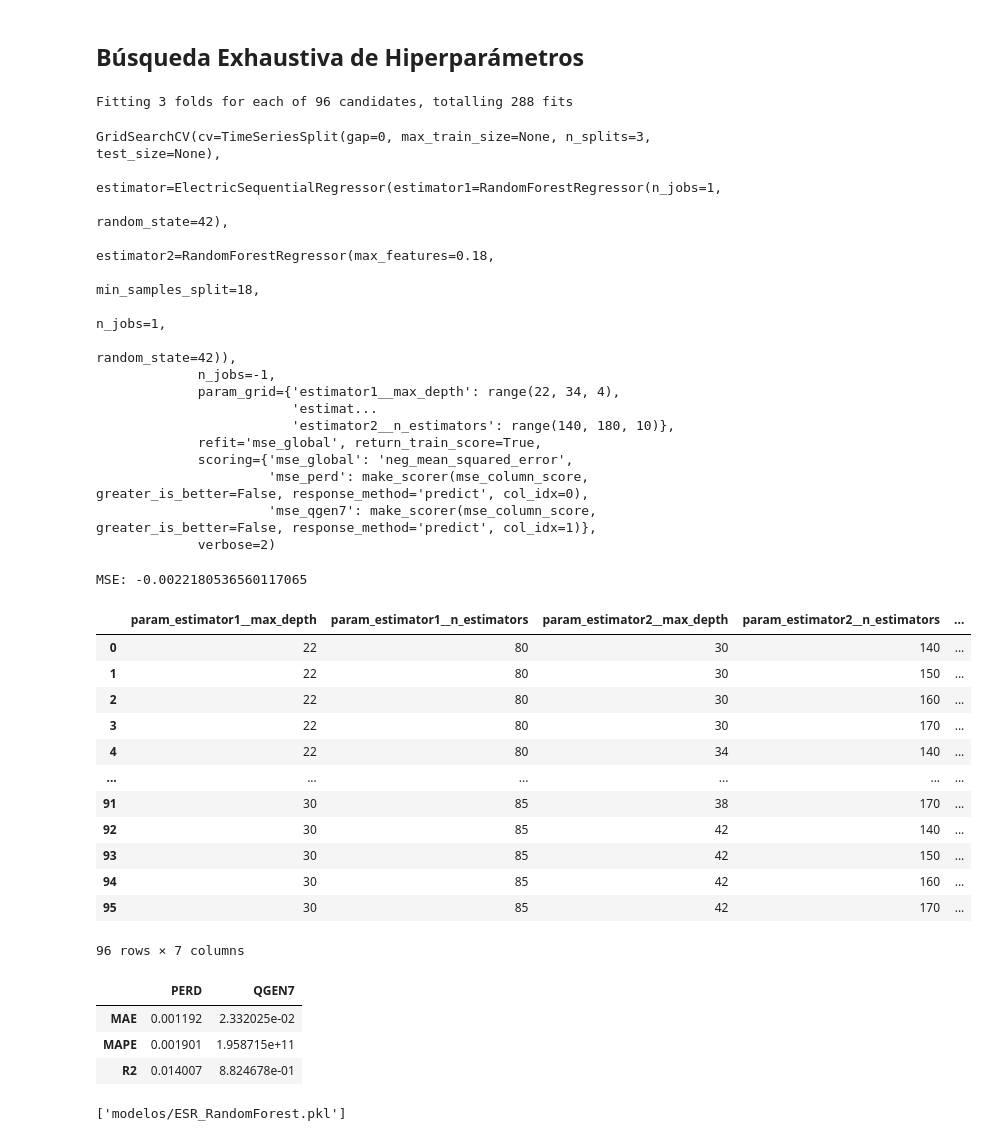
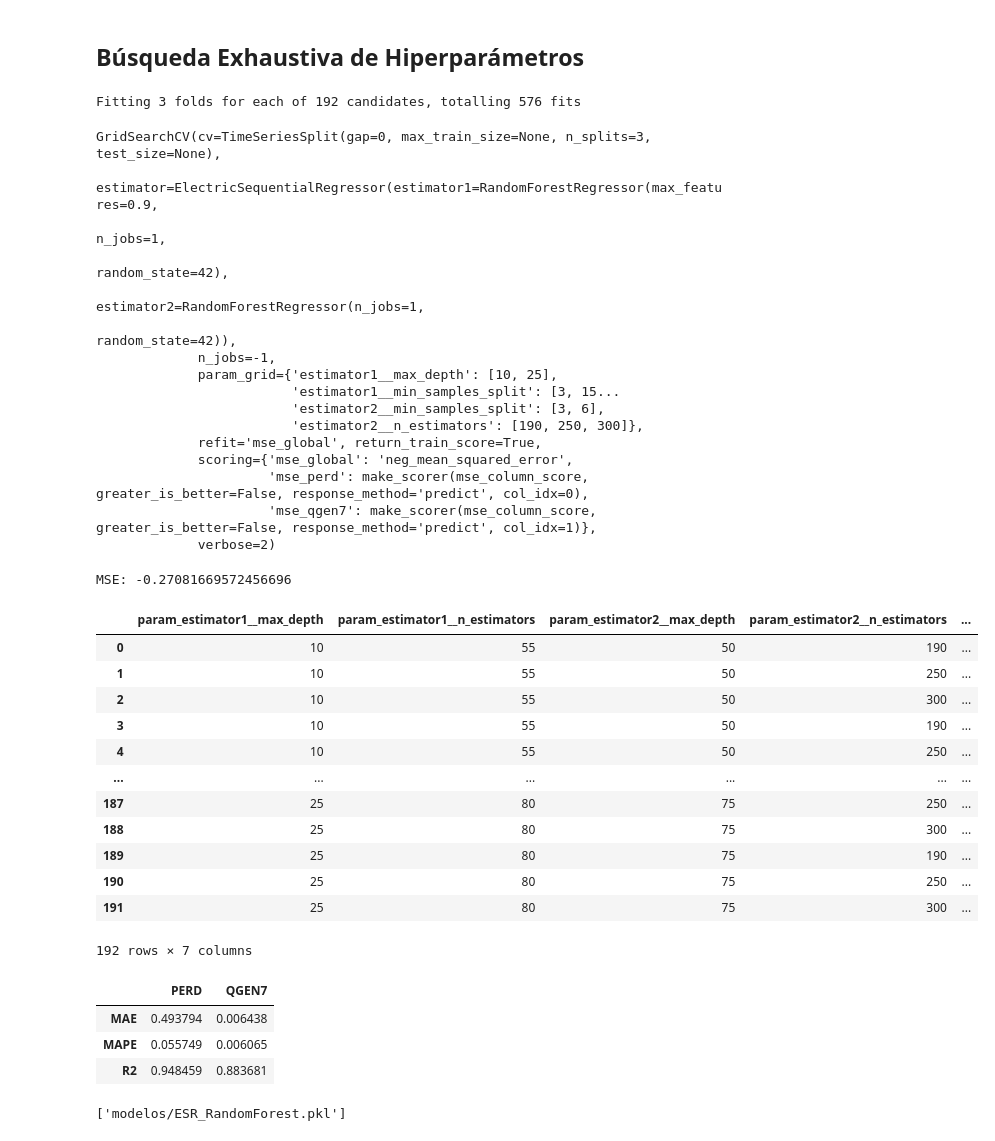
Before and after one commit to danilr16/TFG_Smart_Grids, a Jupyter notebook: Proyecto/entrenamiento/ElectricSequentialRegressorTrain.ipynb, the cells around one changed output. Cells and saved outputs as stored; diff of their text form; code cells hidden in the pictures.

Commit message:
Done ESR Experiments (Excellent Results)

```diff
--- a/Proyecto/entrenamiento/ElectricSequentialRegressorTrain.ipynb
+++ b/Proyecto/entrenamiento/ElectricSequentialRegressorTrain.ipynb
@@ -13,10 +16,13 @@ import joblib
 # %%
 X = pd.read_csv('dataset/dataset_in.txt', index_col=0).drop(columns=['P2', 'Q2'])
 Y = pd.read_csv('dataset/dataset_out.txt', index_col=0).loc[:, ['PERD', 'QGEN7']]
+#FILTRAR DATOS ERRÓNEOS (PÉRDIDAS NEGATIVAS)
+mask = Y['PERD'] >= 0
+X = X[mask]
+Y = Y[mask]
+#NORMALIZACIÓN DE ATRIBUTOS PARA FACILITAR COMPARACIÓN ENTRE MODELOS
 normalizer_X = MinMaxScaler(feature_range=(0, 1))
 X = pd.DataFrame(normalizer_X.fit_transform(X), columns=X.columns, index=X.index)
-normalizer_Y = MinMaxScaler(feature_range=(0, 1))
-Y = pd.DataFrame(normalizer_Y.fit_transform(Y), columns=Y.columns, index=Y.index)
 # %% [markdown]
 **Validación por Retención (Tratamiento como Serie Temporal)**
 # %%
@@ -104,12 +147,15 @@ pd.DataFrame(random_data_score, columns=['PERD', 'QGEN7'], index=['MAE', 'MAPE',
 # %% [markdown]
 <h2>Búsqueda Exhaustiva de Hiperparámetros</h2>
 # %%
-grid_model = ElectricSequentialRegressor(RandomForestRegressor(n_jobs=1, random_state=42), RandomForestRegressor(min_samples_split=18, max_features=0.18, n_jobs=1, random_state=42))
+grid_model = ElectricSequentialRegressor(RandomForestRegressor(max_features=0.9, n_jobs=1, random_state=42), RandomForestRegressor(n_jobs=1, random_state=42))
 grid = {
-    'estimator1__n_estimators': range(80, 90, 5),
-    'estimator1__max_depth': range(22, 34, 4),
-    'estimator2__n_estimators': range(140, 180, 10),
-    'estimator2__max_depth': range(30, 44, 4),
+    'estimator1__n_estimators': [55, 80],
+    'estimator1__max_depth': [10, 25],
+    'estimator1__min_samples_split': [3, 15],
+    'estimator2__n_estimators': [190, 250, 300],
+    'estimator2__max_depth': [50, 75],
+    'estimator2__min_samples_split': [3, 6],
+    'estimator2__max_features': [0.7, 0.9]
 }
 def mse_column_score(y_true, y_pred, col_idx):
     y_true = np.array(y_true)
@@ -124,18 +170,18 @@ grid_search = GridSearchCV(grid_model, grid, scoring=grid_scoring, cv=TimeSeries
 # %%
 grid_search.fit(x_train, y_train)
 # %% [output]
-Fitting 3 folds for each of 96 candidates, totalling 288 fits
+Fitting 3 folds for each of 192 candidates, totalling 576 fits
 GridSearchCV(cv=TimeSeriesSplit(gap=0, max_train_size=None, n_splits=3, test_size=None),
-             estimator=ElectricSequentialRegressor(estimator1=RandomForestRegressor(n_jobs=1,
+             estimator=ElectricSequentialRegressor(estimator1=RandomForestRegressor(max_features=0.9,
+                                                                                    n_jobs=1,
                                                                                     random_state=42),
-                                                   estimator2=RandomForestRegressor(max_features=0.18,
-                                                                                    min_samples_split=18,
-                                                                                    n_jobs=1,
+                                                   estimator2=RandomForestRegressor(n_jobs=1,
                                                                                     random_state=42)),
              n_jobs=-1,
-             param_grid={'estimator1__max_depth': range(22, 34, 4),
-                         'estimat...
-                         'estimator2__n_estimators': range(140, 180, 10)},
+             param_grid={'estimator1__max_depth': [10, 25],
+                         'estimator1__min_samples_split': [3, 15...
+                         'estimator2__min_samples_split': [3, 6],
+                         'estimator2__n_estimators': [190, 250, 300]},
              refit='mse_global', return_train_score=True,
              scoring={'mse_global': 'neg_mean_squared_error',
                       'mse_perd': make_scorer(mse_column_score, greater_is_better=False, response_method='predict', col_idx=0),
@@ -144,33 +190,36 @@ GridSearchCV(cv=TimeSeriesSplit(gap=0, max_train_size=None, n_splits=3, test_siz
 # %%
 best_grid_model = grid_search.best_estimator_
 print('MSE: ' + str(grid_search.best_score_))
-pd.DataFrame(grid_search.cv_results_).loc[:, ['param_estimator1__max_depth', 'param_estimator1__n_estimators', 'param_estimator2__max_depth', 'param_estimator2__n_estimators', 'mean_test_mse_global', 'mean_test_mse_perd', 'mean_test_mse_qgen7']]
+grid_results = pd.DataFrame(grid_search.cv_results_)
+grid_results.loc[:, ['param_estimator1__max_depth', 'param_estimator1__n_estimators', 'param_estimator2__max_depth', 'param_estimator2__n_estimators', 'mean_test_mse_global', 'mean_test_mse_perd', 'mean_test_mse_qgen7']]
 # %% [output]
-MSE: -0.0022180536560117065
+MSE: -0.27081669572456696
 |  | param_estimator1__max_depth | param_estimator1__n_estimators | param_estimator2__max_depth | param_estimator2__n_estimators | ... |
-| 0 | 22 | 80 | 30 | 140 | ... |
-| 1 | 22 | 80 | 30 | 150 | ... |
-| 2 | 22 | 80 | 30 | 160 | ... |
-| 3 | 22 | 80 | 30 | 170 | ... |
-| 4 | 22 | 80 | 34 | 140 | ... |
+| 0 | 10 | 55 | 50 | 190 | ... |
+| 1 | 10 | 55 | 50 | 250 | ... |
+| 2 | 10 | 55 | 50 | 300 | ... |
+| 3 | 10 | 55 | 50 | 190 | ... |
+| 4 | 10 | 55 | 50 | 250 | ... |
 | ... | ... | ... | ... | ... | ... |
-| 91 | 30 | 85 | 38 | 170 | ... |
-| 92 | 30 | 85 | 42 | 140 | ... |
-| 93 | 30 | 85 | 42 | 150 | ... |
-| 94 | 30 | 85 | 42 | 160 | ... |
-| 95 | 30 | 85 | 42 | 170 | ... |
+| 187 | 25 | 80 | 75 | 250 | ... |
+| 188 | 25 | 80 | 75 | 300 | ... |
+| 189 | 25 | 80 | 75 | 190 | ... |
+| 190 | 25 | 80 | 75 | 250 | ... |
+| 191 | 25 | 80 | 75 | 300 | ... |
-96 rows × 7 columns
+192 rows × 7 columns
 # %%
 grid_predictions = best_grid_model.predict(x_test)
-grid_data_score = np.vstack([mean_absolute_error(y_test, grid_predictions, multioutput='raw_values').reshape(1,-1),
-                              mean_absolute_percentage_error(y_test, grid_predictions, multioutput='raw_values').reshape(1,-1),
-                              r2_score(y_test, grid_predictions, multioutput='raw_values').reshape(1,-1)])
+grid_MAE = mean_absolute_error(y_test, grid_predictions, multioutput='raw_values')
+#DESPLAZAMIENTO PARA EVITAR DIVISIÓN POR VALORES CERCANO A 0. CONSECUENCIA: MAPE ALGO OPTIMISTA
+grid_MAPE = mean_absolute_percentage_error(y_test + 1.0, grid_predictions + 1.0, multioutput='raw_values')
+grid_R2 = r2_score(y_test, grid_predictions, multioutput='raw_values')
+grid_data_score = np.vstack([grid_MAE, grid_MAPE, grid_R2])
 pd.DataFrame(grid_data_score, columns=['PERD', 'QGEN7'], index=['MAE', 'MAPE', 'R2'])
 # %% [output]
 |  | PERD | QGEN7 |
-| MAE | 0.001192 | 2.332025e-02 |
-| MAPE | 0.001901 | 1.958715e+11 |
-| R2 | 0.014007 | 8.824678e-01 |
+| MAE | 0.493794 | 0.006438 |
+| MAPE | 0.055749 | 0.006065 |
+| R2 | 0.948459 | 0.883681 |
 # %%
 joblib.dump(best_grid_model, 'modelos/ESR_RandomForest.pkl')
 # %% [output]
```
Also changed, not shown: parts of 4 cells of this notebook.
